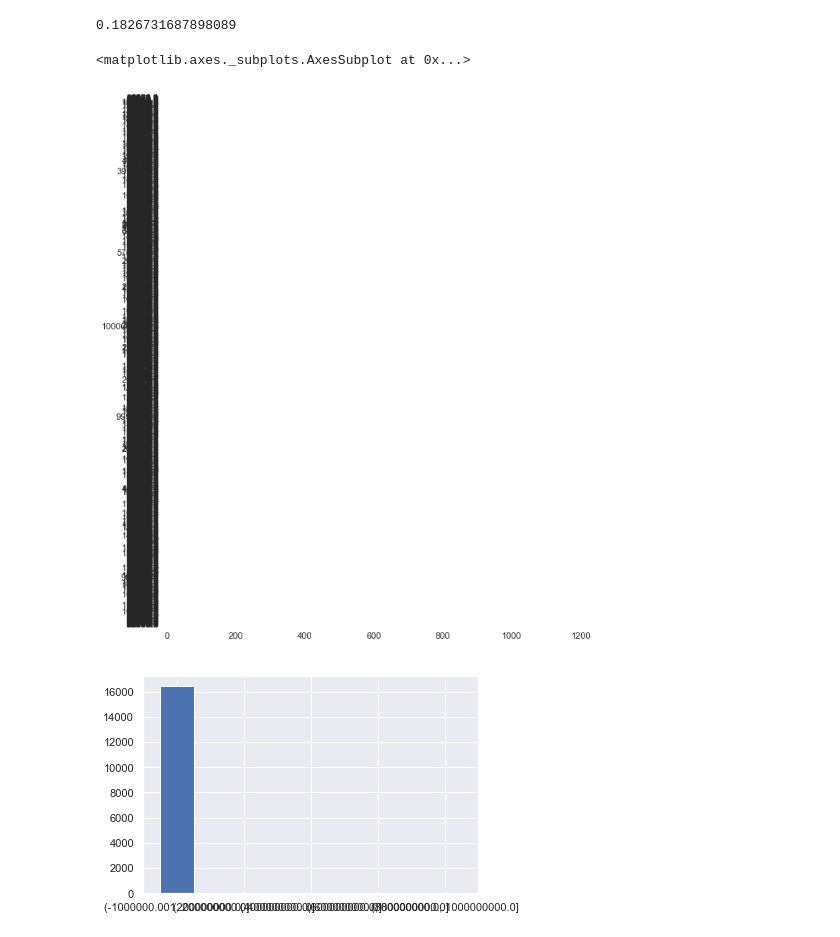
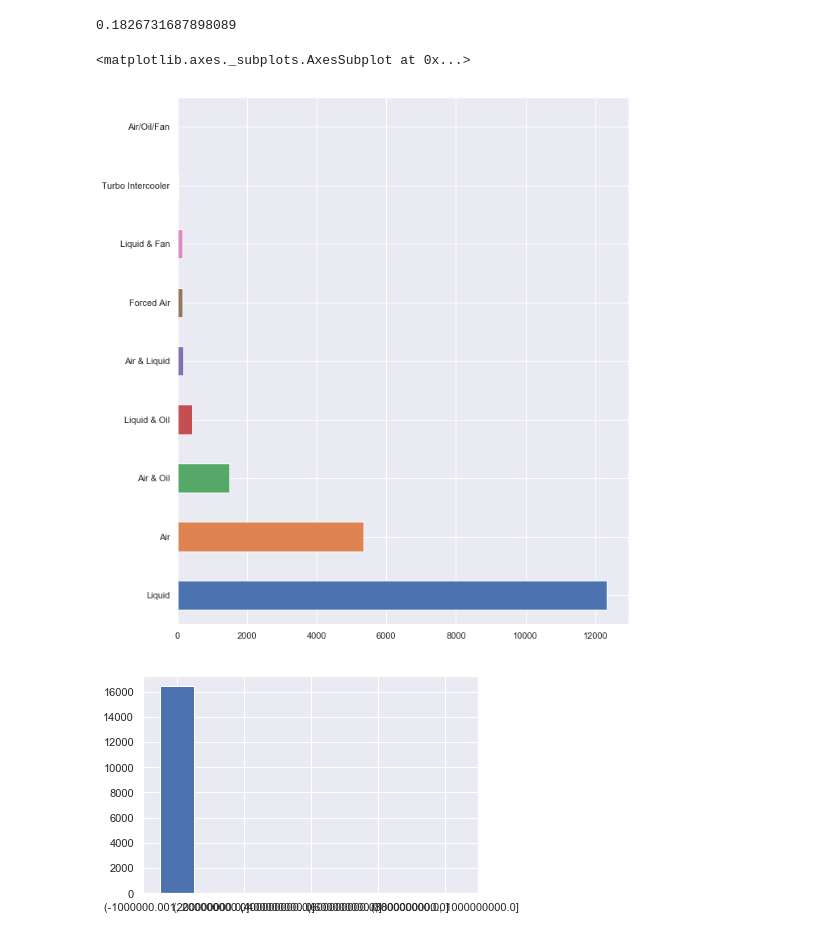
Before and after one commit to beaubellamy/BikeSales, a Jupyter notebook: BikeSales EDA.ipynb, the cells around one changed output. Saved outputs shown, nothing was run; the diff lists cells and outputs as text; code cells hidden in the pictures.

```diff
--- a/BikeSales EDA.ipynb
+++ b/BikeSales EDA.ipynb
@@ -923,6 +923,45 @@ df['Rake_(Caster_Angle)'][df['Rake_(Caster_Angle)'].isnull() == True] = df['Rake
 # %%
 # Missing values can be assumed to be the same value as another feature
 df['Last_Modified'][df['Last_Modified'].isnull() == True] = df['First_Seen'][df['Last_Modified'].isnull() == True]
+# %%
+# The information provided in Configuration is broad, but is mostly equivalent to Cooling.
+# So, the cooling information will be extracted to facilitate imputing missing values in the
+# Cooling feature.
+# This feature can be droped once the Cooling feature has been imputed.
+df['Configuration'] = df['Configuration'].str.lower()
+df['Configuration'][df['Configuration'].str.contains('air/oil') == True] = 'Air & Oil'
+df['Configuration'][df['Configuration'].str.contains('aikl/oil') == True] = 'Air & Oil'
+df['Configuration'][df['Configuration'].str.contains('ai/oil') == True] = 'Air & Oil'
+df['Configuration'][df['Configuration'].str.contains('a/oil') == True] = 'Air & Oil'
+df['Configuration'][df['Configuration'].str.contains('air/oil/fan') == True] = 'Air/Oil/Fan'
+df['Configuration'][df['Configuration'].str.contains('oil/air/fan') == True] = 'Air/Oil/Fan'
+df['Configuration'][df['Configuration'].str.contains('oil/fan/air') == True] = 'Air/Oil/Fan'
+df['Configuration'][df['Configuration'].str.contains('fan/air/oil') == True] = 'Air/Oil/Fan'
+df['Configuration'][df['Configuration'].str.contains('fan/oil/air') == True] = 'Air/Oil/Fan'
+df['Configuration'][df['Configuration'].str.contains('liquid/oil') == True] = 'Liquid & Oil'
+df['Configuration'][df['Configuration'].str.contains('water/oil') == True] = 'Liquid & Oil'
+df['Configuration'][df['Configuration'].str.contains('oil/water') == True] = 'Liquid & Oil'
+df['Configuration'][df['Configuration'].str.contains('oil/liquid') == True] = 'Liquid & Oil'
+df['Configuration'][df['Configuration'].str.contains('oil') == True] = 'Oil'
+df['Configuration'][df['Configuration'].str.contains('liquid/thermo fan') == True] = 'Liquid & Fan'
+df['Configuration'][df['Configuration'].str.contains('liquid/fan') == True] = 'Liquid & Fan'
+df['Configuration'][df['Configuration'].str.contains('air/fan') == True] = 'Air & Liquid'
+df['Configuration'][df['Configuration'].str.contains('fan/air') == True] = 'Air & Liquid'
+df['Configuration'][df['Configuration'].str.contains('ait/fan') == True] = 'Air & Liquid'
+df['Configuration'][df['Configuration'].str.contains('forced') == True] = 'Forced Air'
+df['Configuration'][df['Configuration'].str.contains('air') == True] = 'Air'
+df['Configuration'][df['Configuration'].str.contains('liquid') == True] = 'Liquid'
+df['Configuration'][df['Configuration'].str.contains('liqued') == True] = 'Liquid'
+df['Configuration'][df['Configuration'].str.contains('liqiud') == True] = 'Liquid'
+df['Configuration'][df['Configuration'].str.contains('liquied') == True] = 'Liquid'
+df['Configuration'][df['Configuration'].str.contains('liqiid') == True] = 'Liquid'
+df['Configuration'][df['Configuration'].str.contains('water') == True] = 'Liquid'
+
+possible_values = ['Air', 'Liquid', 'Forced Air', 'Air & Oil', 'Liquid & Oil',
+                   'Liquid & Fan', 'Air & Liquid', 'Air/Oil/Fan', 'Turbo Intercooler']
+
+df['Configuration'][(df['Configuration'].isnull() == False) & \
+                    (df['Configuration'].isin(possible_values) == False)] = np.nan
 # %%
 # There are a number of features that relate to other features, such as the Bore size,
 # and number of Carburettors. Due to this relationship, we can use these relationships to help
@@ -1007,9 +1046,11 @@ df = average_ralation_to_feature(df, 'Engine_Config', 'Width', precision=3)
 
 
 df = mode_ralation_to_feature(df, 'Engine_Config', 'Charging_Method')
-df = mode_ralation_to_feature(df, 'Engine_Config', 'Cooling')
+df = mode_ralation_to_feature(df, 'Configuration', 'Cooling')
 df = mode_ralation_to_feature(df, 'Body', 'Seating_Position')
 df = mode_ralation_to_feature(df, 'Engine_Config', 'Valves_Per_Cylinder')
+
+df.drop(['Configuration'],axis=1,inplace=True)
 # %% [markdown]
 For some features, the large number of unique values makes it difficult to impute the missing values, because there is too much variation in the feature. We can rectify this by reducing the variation in the feature. We do this by finding similar values and grouping them together.
 
@@ -1477,11 +1553,11 @@ test[col].isnull().sum()/test.shape[0]
 # %% [output]
 0.1826731687898089
 # %%
-test[col].value_counts().plot(kind='barh',figsize=(10,12))
+test['Cooling'].value_counts().plot(kind='barh',figsize=(10,12))
 #test[col].hist(bins=10)
 # %% [output]
 <matplotlib.axes._subplots.AxesSubplot at 0x...>
-[figure, old version]
+[figure, new version]
 # %%
 out = pd.cut(test[col], bins=5, include_lowest=True)
 ax = out.value_counts(sort=False).plot.bar(rot=0, color="b", figsize=(6,4))
```
Also changed, not shown: parts of 8 cells of this notebook.
